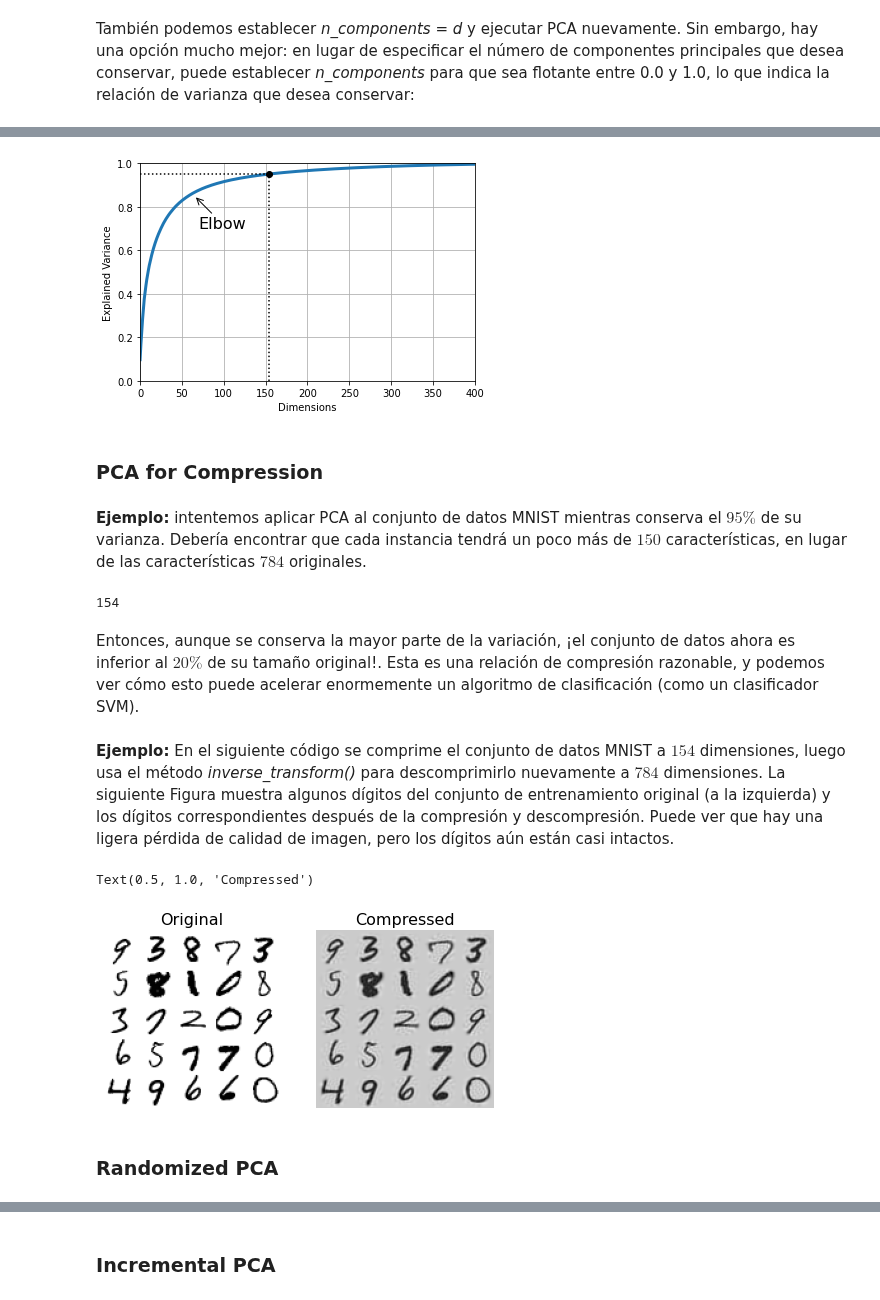
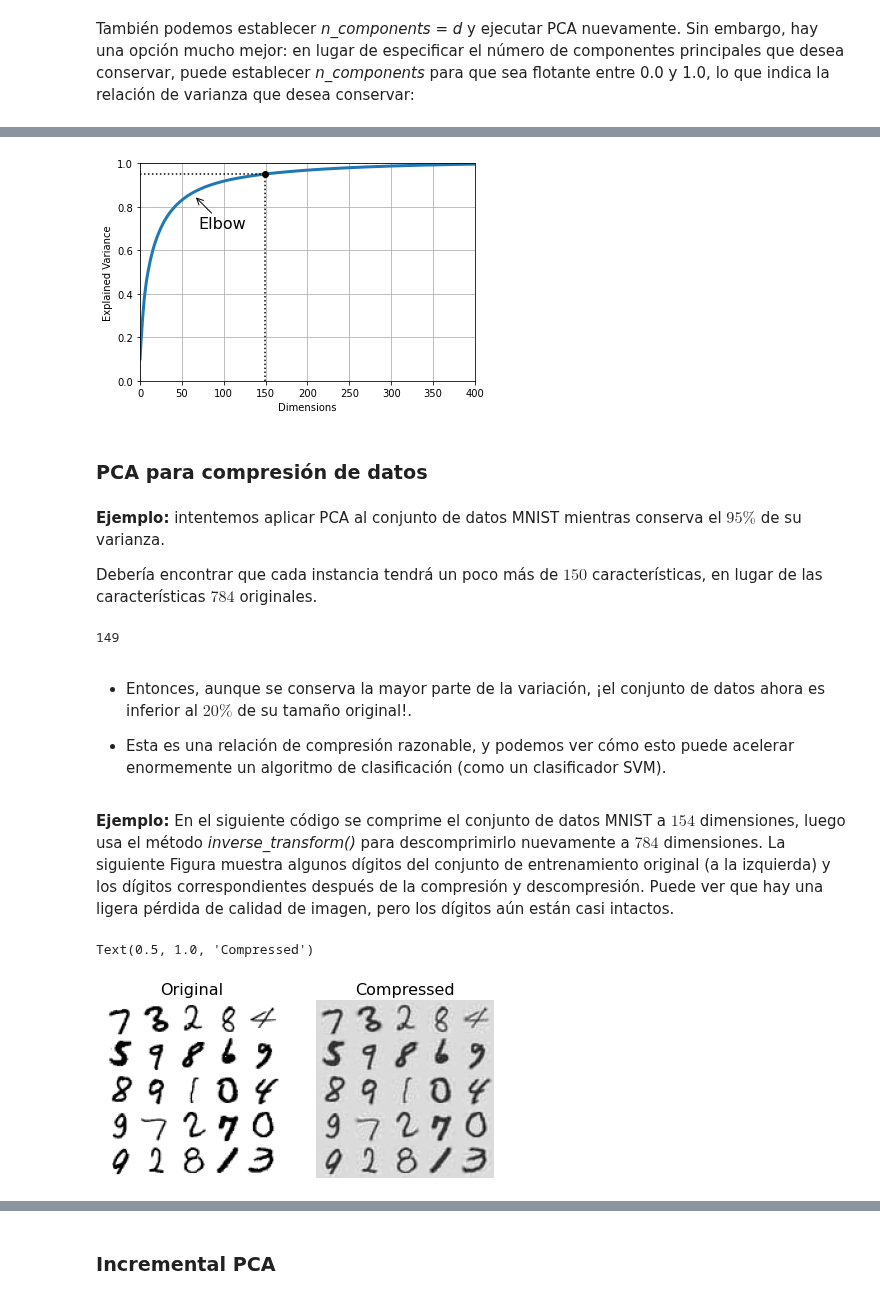
Before and after one commit to amalvarezme/AnaliticaDatos, a Jupyter notebook: 4_NoSupervisado/2_ReduccionDimension.ipynb, the cells around one changed output, grey strips where cells are left out. Cells and saved outputs as stored; diff of their text form; code cells hidden in the pictures.

```diff
--- a/4_NoSupervisado/2_ReduccionDimension.ipynb
+++ b/4_NoSupervisado/2_ReduccionDimension.ipynb
@@ -119,0 +112,4 @@ d
+# %%
+#se submuestrea para facilidad en cálculos
+X_train, X_test, y_train, y_test = train_test_split(X, y,test_size=0.98,random_state=123)
+print(X_train.shape,y_train.shape)
@@ -146,54 +156,55 @@ plt.grid(True)
 #save_fig("explained_variance_plot")
 plt.show()
 # %% [output]
-[figure, old version]
+[figure, new version]
-# %% [markdown]
-### PCA for Compression
+# %% [markdown]
+### PCA para compresión de datos
 # %% [markdown]
- **Ejemplo:** intentemos aplicar PCA al conjunto de datos MNIST mientras conserva el $95\%$ de su varianza. Debería encontrar que cada instancia tendrá un poco más de $150$ características, en lugar de las características $784$ originales.
+ **Ejemplo:** intentemos aplicar PCA al conjunto de datos MNIST mientras conserva el $95\%$ de su varianza.
+
+Debería encontrar que cada instancia tendrá un poco más de $150$ características, en lugar de las características $784$ originales.
 # %%
 pca       = PCA(n_components=0.95)
 X_reduced = pca.fit_transform(X_train)
 pca.n_components_
 # %% [output]
-154
+149
 # %% [markdown]
-Entonces, aunque se conserva la mayor parte de la variación, ¡el conjunto de datos ahora es inferior al $20\%$ de su tamaño original!. Esta es una relación de compresión razonable, y podemos ver cómo esto puede acelerar enormemente un algoritmo de clasificación (como un clasificador SVM).
+- Entonces, aunque se conserva la mayor parte de la variación, ¡el conjunto de datos ahora es inferior al $20\%$ de su tamaño original!.
+
+- Esta es una relación de compresión razonable, y podemos ver cómo esto puede acelerar enormemente un algoritmo de clasificación (como un clasificador SVM).
 # %% [markdown]
 **Ejemplo:** En el siguiente código se comprime el conjunto de datos MNIST a $154$ dimensiones, luego usa el método *inverse_transform()* para descomprimirlo nuevamente a $784$ dimensiones. La  siguiente Figura muestra algunos dígitos del conjunto de entrenamiento original (a la izquierda) y los dígitos correspondientes después de la compresión y descompresión. Puede ver que hay una ligera pérdida de calidad de imagen, pero los dígitos aún están casi intactos.
 # %%
 import matplotlib as mpl
 
 pca         = PCA(n_components = 154)
 X_reduced   = pca.fit_transform(X_train)
 X_recovered = pca.inverse_transform(X_reduced)
 
 def plot_digits(instances, images_per_row=5, **options):
     size           = 28
     images_per_row = min(len(instances), images_per_row)
     images         = [instance.reshape(size,size) for instance in instances]
     n_rows         = (len(instances) - 1) // images_per_row + 1
     row_images     = []
     n_empty        = n_rows * images_per_row - len(instances)
     images.append(np.zeros((size, size * n_empty)))
     for row in range(n_rows):
         rimages = images[row * images_per_row : (row + 1) * images_per_row]
         row_images.append(np.concatenate(rimages, axis=1))
     image = np.concatenate(row_images, axis=0)
     plt.imshow(image, cmap = mpl.cm.binary, **options)
     plt.axis("off")
 
 plt.figure(figsize=(7, 4))
 plt.subplot(121)
-plot_digits(X_train[::2100])
+plot_digits(X_train[::200])
 plt.title("Original", fontsize=16)
 plt.subplot(122)
-plot_digits(X_recovered[::2100])
+plot_digits(X_recovered[::200])
 plt.title("Compressed", fontsize=16)
-
 #save_fig("mnist_compression_plot")
 # %% [output]
 Text(0.5, 1.0, 'Compressed')
-[figure, old version]
+[figure, new version]
-# %% [markdown]
-### Randomized PCA
```
Also changed, not shown: parts of 31 cells of this notebook.
